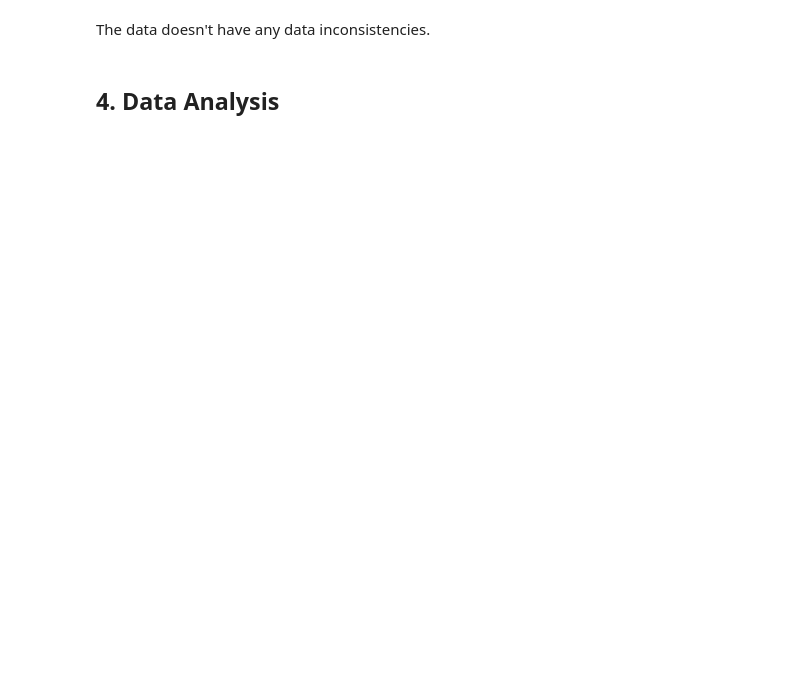
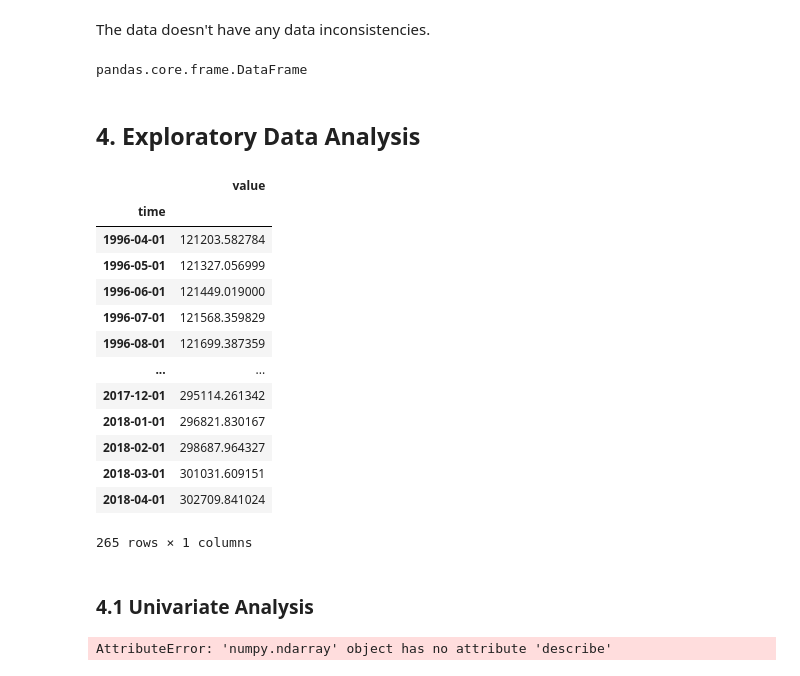
Before and after one commit to HersiYussuf/Phase-5-Project, a Jupyter notebook: Untitled.ipynb, the cells around one changed output. Cells and saved outputs as stored; diff of their text form; code cells hidden in the pictures; blank space fills up the shorter version.

```diff
--- a/Untitled.ipynb
+++ b/Untitled.ipynb
@@ -252,5 +252,47 @@ Name: 2018-04, Length: 5176, dtype: int64
 ------------------------------------------
 # %% [markdown]
 The data doesn't have any data inconsistencies.
+# %%
+#rename RegionName column to Zipcode
+df.rename(columns={'RegionName':'ZipCode'}, inplace=True)
+# %%
+#convert Zipcode column values to string
+df.ZipCode = df.ZipCode.astype('string')
+# %%
+type(df)
+# %% [output]
+pandas.core.frame.DataFrame
 # %% [markdown]
-## 4. Data Analysis
+## 4. Exploratory Data Analysis
+# %%
+def melt_data(df):
+
+    melted = pd.melt(df, id_vars=['ZipCode', 'RegionID', 'SizeRank', 'City', 'State', 'Metro', 'CountyName'], var_name='time')
+    melted['time'] = pd.to_datetime(melted['time'], infer_datetime_format=True)
+    melted = melted.dropna(subset=['value'])
+    return melted.groupby('time').aggregate({'value':'mean'})
+
+melted_df = melt_data(df)
+melted_df
+# %% [output]
+|  | value |
+| time |  |
+| 1996-04-01 | 121203.582784 |
+| 1996-05-01 | 121327.056999 |
+| 1996-06-01 | 121449.019000 |
+| 1996-07-01 | 121568.359829 |
+| 1996-08-01 | 121699.387359 |
+| ... | ... |
+| 2017-12-01 | 295114.261342 |
+| 2018-01-01 | 296821.830167 |
+| 2018-02-01 | 298687.964327 |
+| 2018-03-01 | 301031.609151 |
+| 2018-04-01 | 302709.841024 |
+265 rows × 1 columns
+# %% [markdown]
+### 4.1 Univariate Analysis
+# %%
+#summary staty=istic of home values
+df.values.describe().T
+# %% [output]
+AttributeError: 'numpy.ndarray' object has no attribute 'describe'
```
Also changed, not shown: parts of 1 cell of this notebook.
